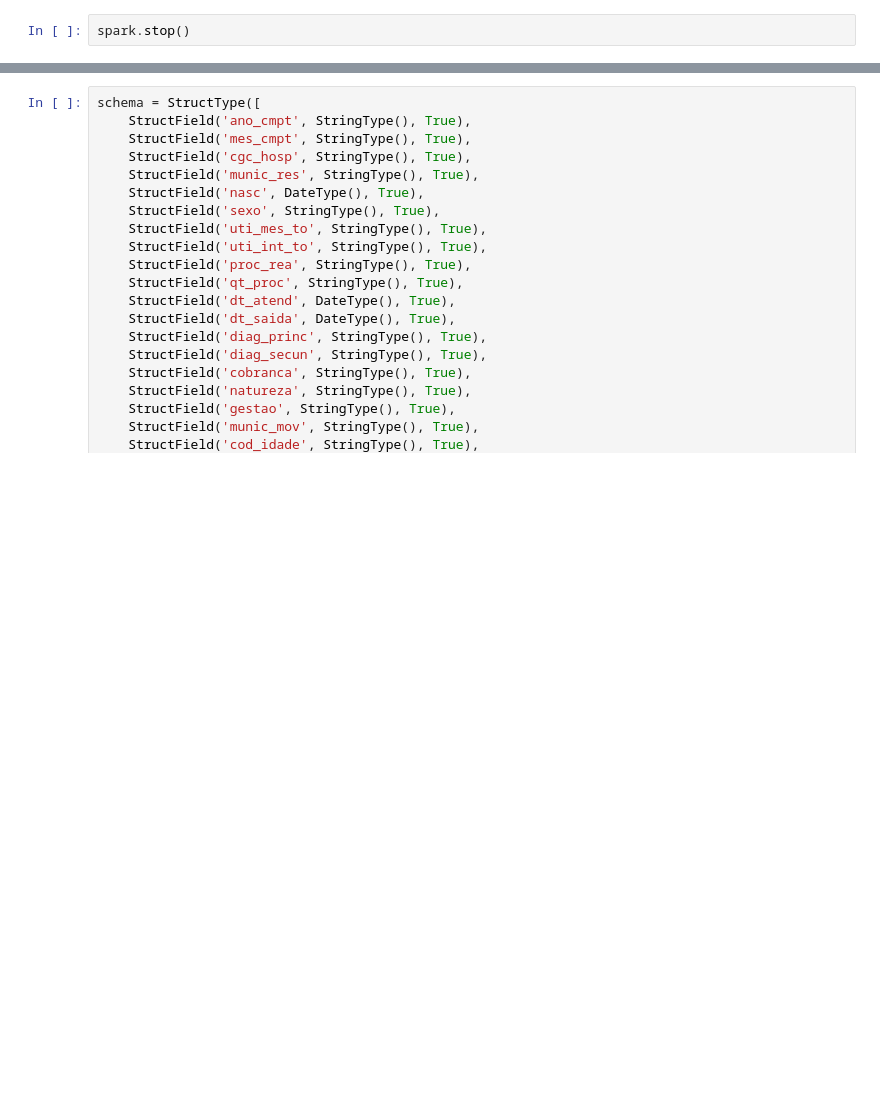
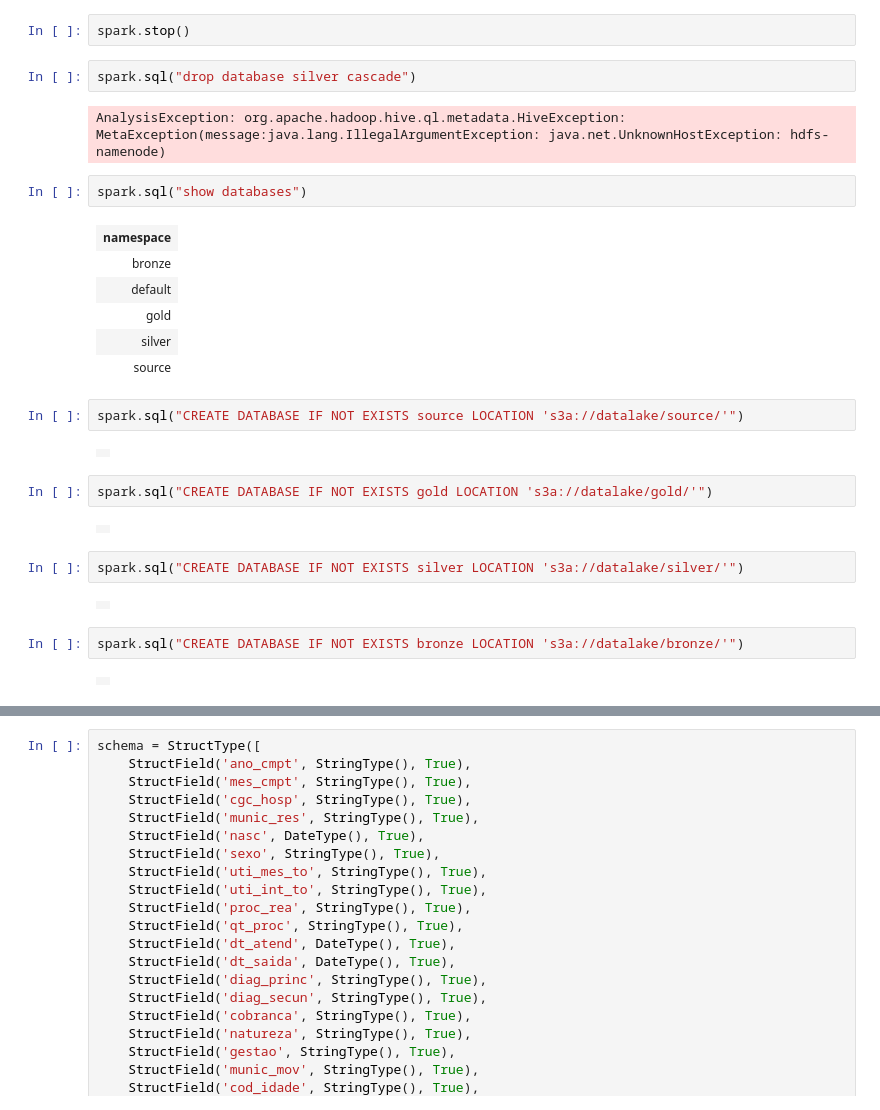
Before and after one commit to luizhenriquemm/spark-lab, a Jupyter notebook: data/jupyter/tcc/tables_schema.ipynb, the cells around one changed output, grey strips where cells are left out. Saved outputs shown, nothing was run; the diff lists cells and outputs as text; blank space fills up the shorter version.

```diff
--- a/data/jupyter/tcc/tables_schema.ipynb
+++ b/data/jupyter/tcc/tables_schema.ipynb
@@ -33,6 +33,35 @@ for k,v in hdp_configs.items():
     spark.sparkContext._jsc.hadoopConfiguration().set(k, v)
 # %%
 spark.stop()
+# %%
+spark.sql("drop database silver cascade")
+# %% [output]
+AnalysisException: org.apache.hadoop.hive.ql.metadata.HiveException: MetaException(message:java.lang.IllegalArgumentException: java.net.UnknownHostException: hdfs-namenode)
+# %%
+spark.sql("show databases")
+# %% [output]
+| namespace |
+| bronze |
+| default |
+| gold |
+| silver |
+| source |
+# %%
+spark.sql("CREATE DATABASE IF NOT EXISTS source LOCATION 's3a://datalake/source/'")
+# %% [output]
+|  |
+# %%
+spark.sql("CREATE DATABASE IF NOT EXISTS gold LOCATION 's3a://datalake/gold/'")
+# %% [output]
+|  |
+# %%
+spark.sql("CREATE DATABASE IF NOT EXISTS silver LOCATION 's3a://datalake/silver/'")
+# %% [output]
+|  |
+# %%
+spark.sql("CREATE DATABASE IF NOT EXISTS bronze LOCATION 's3a://datalake/bronze/'")
+# %% [output]
+|  |
 # %%
 spark.sql("show tables from source").show()
 # %% [output]
```
Also changed, not shown: parts of 3 cells of this notebook, 7 other files.
